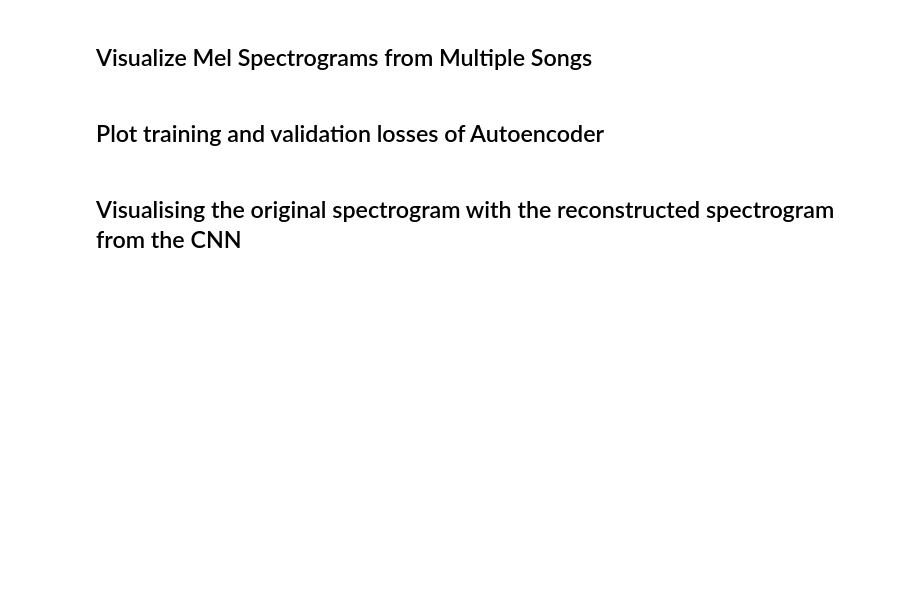
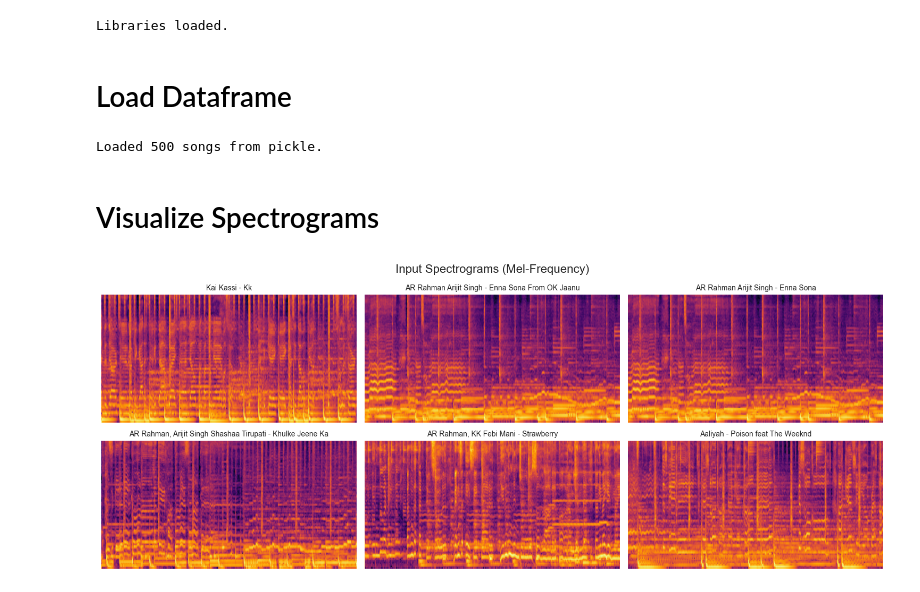
Before and after one commit to Kaustav2500/music-recommender-with-audio-recognition, a Jupyter notebook: notebooks/eda.ipynb, the cells around one changed output. Drawn from its saved outputs; the diff is of its cells as text; code cells hidden in the pictures; blank space fills up the shorter version.

```diff
--- a/notebooks/eda.ipynb
+++ b/notebooks/eda.ipynb
@@ -96,2 +3,40 @@ plt.show()
+# %%
+import os
+import sys
+import numpy as np
+import pandas as pd
+import matplotlib.pyplot as plt
+import seaborn as sns
+import torch
+import torchaudio
+
+# add parent directory to path to access src/ and database/
+sys.path.append(os.path.abspath('..'))
+
+# set plot style
+sns.set_style("darkgrid")
+plt.rcParams['figure.figsize'] = (12, 6)
+
+print("Libraries loaded")
+# %% [output]
+Libraries loaded.
+# %% [markdown]
+# Load Dataframe
+# %%
+# path to the processed dataframe
+base_dir = os.getcwd()
+data_path = os.path.join(base_dir, '..', 'data', 'processed_audio_df.pkl')
+
+# fallback if running from root
+if not os.path.exists(data_path):
+    data_path = os.path.join(base_dir, 'data', 'processed_audio_df.pkl')
+
+if os.path.exists(data_path):
+    df = pd.read_pickle(data_path)
+    print(f"Loaded {len(df)} songs from pickle")
+else:
+    print(f"Error: Could not find {data_path}")
+# %% [output]
+Loaded 500 songs from pickle.
 # %% [markdown]
-## Visualize Mel Spectrograms from Multiple Songs
+# Visualize Spectrograms
@@ -105,26 +43,26 @@ plt.imshow(df.iloc[0]['audio_data'])
 # %%
 import math
 
-# plot mel spectrogram from different songs
+# visualize the first few spectrograms
+num_songs = min(6, len(df))
 cols = 3
-num_songs = 6
 rows = math.ceil(num_songs / cols)
+
 fig, ax = plt.subplots(ncols=cols, nrows=rows, figsize=(15, rows*3))
+ax_flat = ax.flatten()
+plt.suptitle('Input Spectrograms (Mel-Frequency)', fontsize=16)
 
-ax_flat = ax.flatten()
-plt.suptitle('Mel Spectrogram from Different Songs', fontsize=20)
+for i in range(num_songs):
+    # get spectrogram data
+    spec = df.iloc[i]['audio_data']
+    name = df.iloc[i]['file_name']
 
-i = -1
-for i in range(num_songs):
-    data = df.iloc[i]['audio_data']
-    ax_flat[i].imshow(data)
+    # plot
+    im = ax_flat[i].imshow(spec, origin='lower', aspect='auto', cmap='inferno')
+    ax_flat[i].set_title(name, fontsize=10)
     ax_flat[i].axis('off')
-    ax_flat[i].set_title(df.iloc[i]['file_name'])
-
-for j in range(i + 1, len(ax_flat)):
-    ax_flat[j].axis('off')
 
 plt.tight_layout()
 plt.show()
+# %% [output]
+[figure, added]
-# %% [markdown]
-## Plot training and validation losses of Autoencoder
@@ -155,2 +68,0 @@ print(f"Difference: {abs(train_losses[-1] - val_losses[-1]):.4f}")
-# %% [markdown]
-## Visualising the original spectrogram with the reconstructed spectrogram from the CNN
```
Also changed, not shown: parts of 14 cells of this notebook, 6 other files.
